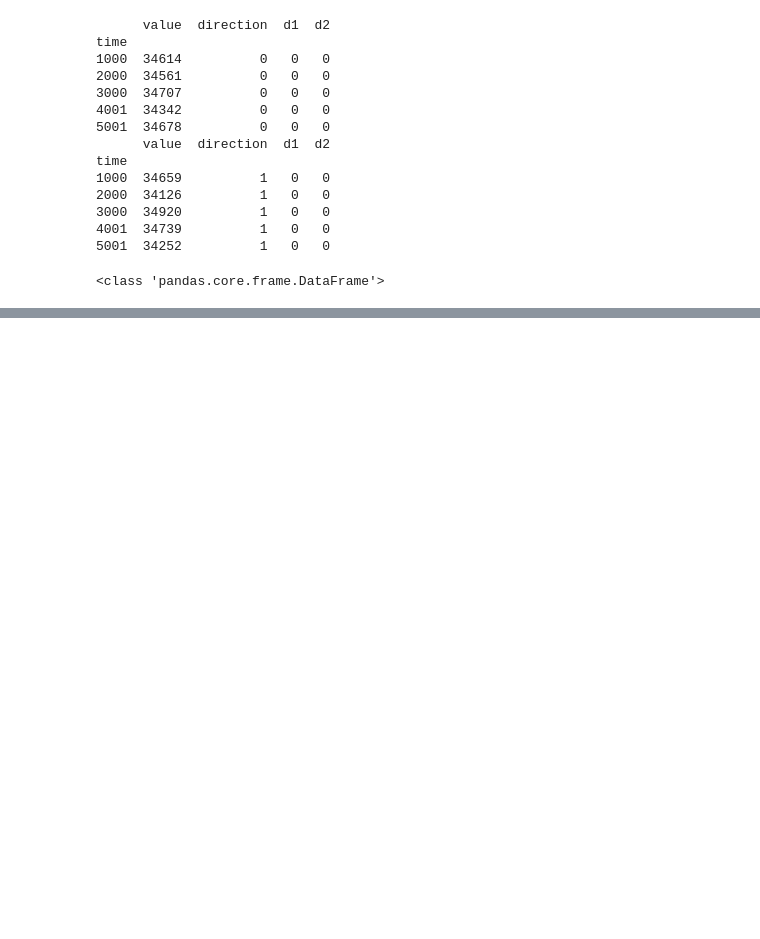
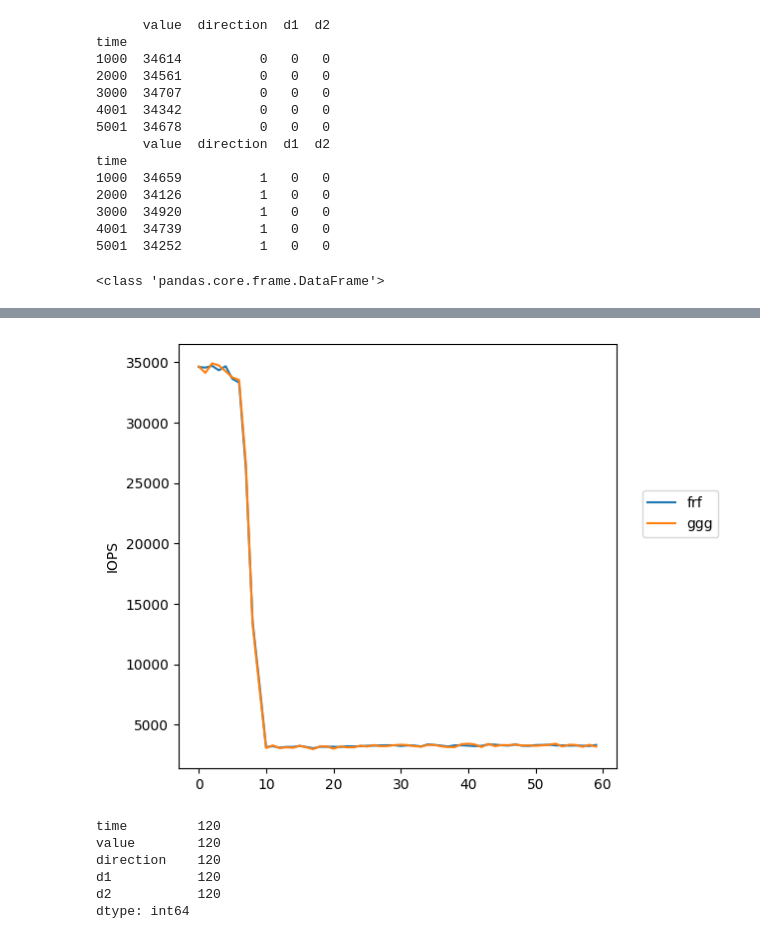
Before and after one commit to garyjlittle/fio-tools, a Jupyter notebook: rw.ipynb, the cells around one changed output, grey strips where cells are left out. Saved outputs shown, nothing was run; the diff lists cells and outputs as text; code cells hidden in the pictures; blank space fills up the shorter version.

```diff
--- a/rw.ipynb
+++ b/rw.ipynb
@@ -69,0 +65,2 @@ plt.plot(rw)
+# %%
+rw=rw.reset_index()
@@ -69,0 +76,9 @@ plt.plot(rw)
+# %%
+plt.plot(rw["reads"],label="frf")
+plt.plot(rw["writes"],label="ggg")
+plt.legend(bbox_to_anchor = (1.25, 0.6), loc='center right')
+plt.tight_layout()
+plt.ylabel("IOPS")
+plt.show()
+# %% [output]
+[figure, added]
@@ -69,0 +87,9 @@ plt.plot(rw)
+# %%
+c.count()
+# %% [output]
+time         120
+value        120
+direction    120
+d1           120
+d2           120
+dtype: int64
```
Also changed, not shown: parts of 6 cells of this notebook, 7 other files.
